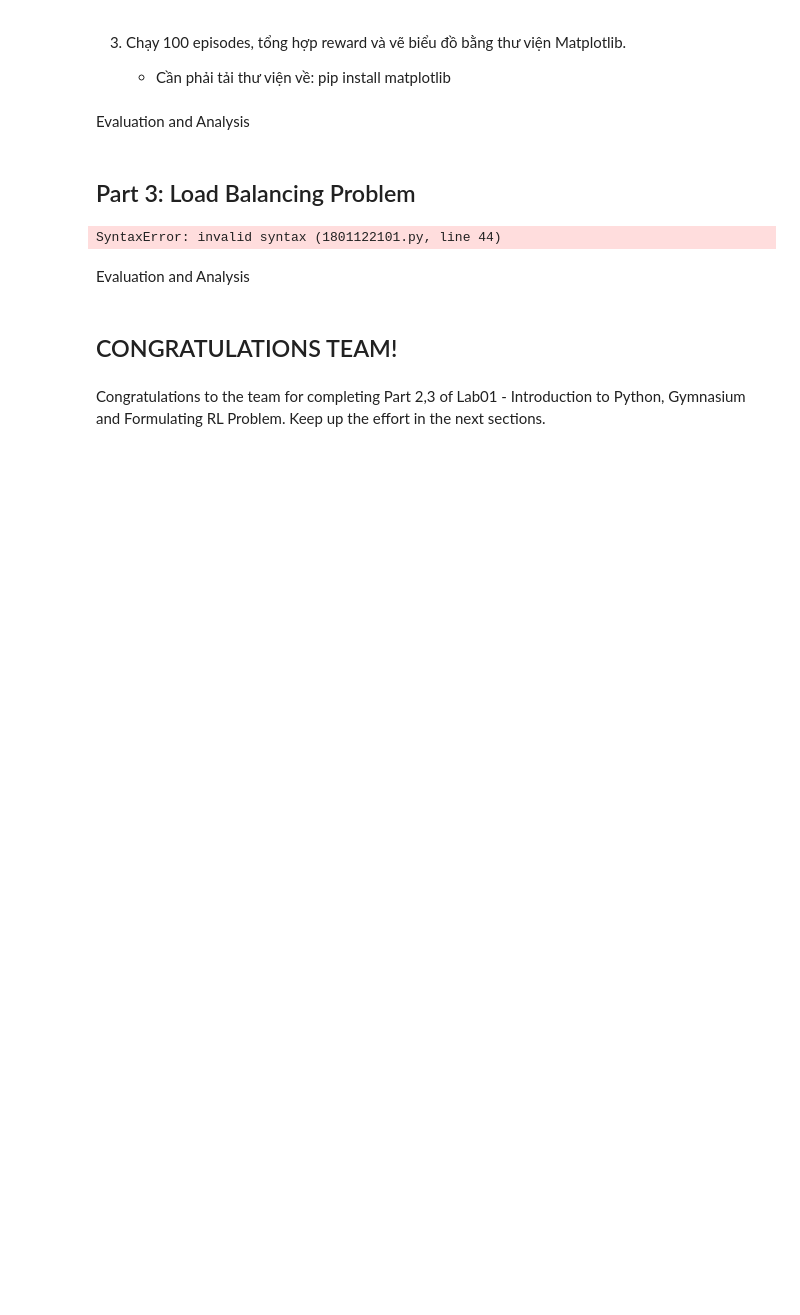
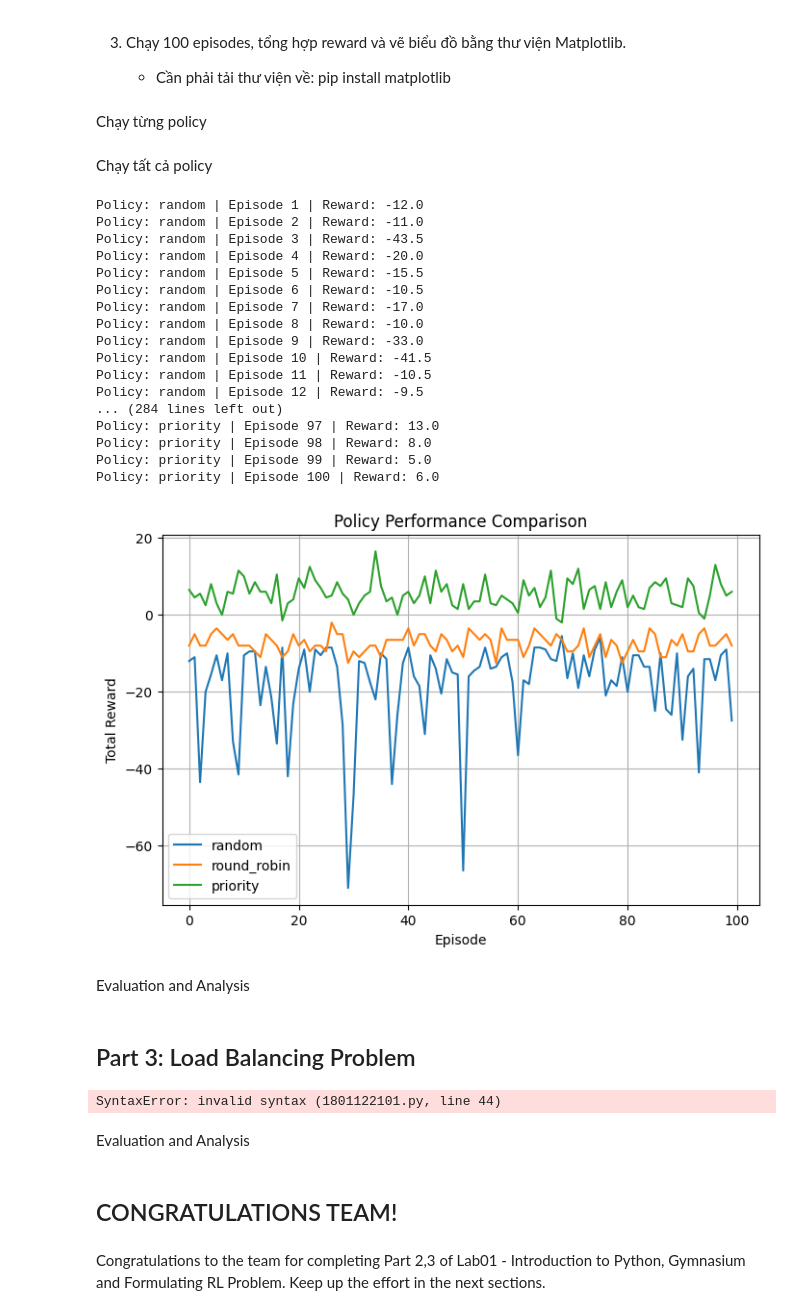
Before and after one commit to thuanthentran/LAB001_NT549_GR16, a Jupyter notebook: Ex2.ipynb, the cells around one changed output. Cells and saved outputs as stored; diff of their text form; code cells hidden in the pictures; blank space fills up the shorter version.

```diff
--- a/Ex2.ipynb
+++ b/Ex2.ipynb
@@ -105,7 +105,7 @@ class VacuumCleanerEnv(gym.Env):
         # Shape is (m, n) corresponding to the room dimensions.
         # Use NUMPY to define.
         ### YOU NEED TO WRITE YOUR CODE BELOW ###
-        self.dust_grid = np.ones((self.m, self.n), dtype=int)
+        self.dust_grid = np.random.randint(2, size=(self.m, self.n))
 
         # Ensure the obstacle cell contains no dust (robot cannot clean there).
         # This also prevents rewarding the agent for occupying the obstacle.
@@ -154,9 +154,7 @@ class VacuumCleanerEnv(gym.Env):
         else:
             reward = -0.5
 
-
         self.total_reward += reward
-
         # check if all cleaned
         if np.sum(self.dust_grid) == 0:
             reward += 10.0
@@ -267,6 +269,8 @@ if __name__ == "__main__":
 3. Chạy 100 episodes, tổng hợp reward và vẽ biểu đồ bằng thư viện Matplotlib.
 
      - Cần phải tải thư viện về: pip install matplotlib
+# %% [markdown]
+Chạy từng policy
 # %%
 import matplotlib.pyplot as plt
 if __name__ == "__main__":
@@ -289,6 +293,61 @@ plt.xlabel("Episode")
 plt.ylabel("Reward")
 plt.title("Performance of Round-Robin Policy")
 plt.show()
+# %% [markdown]
+Chạy tất cả policy
+# %%
+import matplotlib.pyplot as plt
+
+if __name__ == "__main__":
+    policies = ["random", "round_robin", "priority"]
+    rewards = {}
+
+    # run experiments
+    for policy in policies:
+        rewards[policy] = []
+
+        for episode in range(100):
+            obs, _ = env.reset()
+            terminated = False
+            truncated = False
+
+            while not terminated and not truncated:
+                action = robot_policy(option=policy, env=env)
+                obs, reward, terminated, truncated, info = env.step(action)
+            rewards[policy].append(env.total_reward)
+            print(f"Policy: {policy} | Episode {episode+1} | Reward: {env.total_reward}")
+
+    # plot results
+    plt.figure(figsize=(8,5))
+    for policy in policies:
+        plt.plot(rewards[policy], label=policy)
+
+    plt.xlabel("Episode")
+    plt.ylabel("Total Reward")
+    plt.title("Policy Performance Comparison")
+    plt.legend()
+    plt.grid(True)
+
+    plt.show()
+# %% [output]
+Policy: random | Episode 1 | Reward: -12.0
+Policy: random | Episode 2 | Reward: -11.0
+Policy: random | Episode 3 | Reward: -43.5
+Policy: random | Episode 4 | Reward: -20.0
+Policy: random | Episode 5 | Reward: -15.5
+Policy: random | Episode 6 | Reward: -10.5
+Policy: random | Episode 7 | Reward: -17.0
+Policy: random | Episode 8 | Reward: -10.0
+Policy: random | Episode 9 | Reward: -33.0
+Policy: random | Episode 10 | Reward: -41.5
+Policy: random | Episode 11 | Reward: -10.5
+Policy: random | Episode 12 | Reward: -9.5
+... (284 lines left out)
+Policy: priority | Episode 97 | Reward: 13.0
+Policy: priority | Episode 98 | Reward: 8.0
+Policy: priority | Episode 99 | Reward: 5.0
+Policy: priority | Episode 100 | Reward: 6.0
+[figure, added]
 # %%
 def save():
     pass
```
Also changed, not shown: parts of 3 cells of this notebook.
